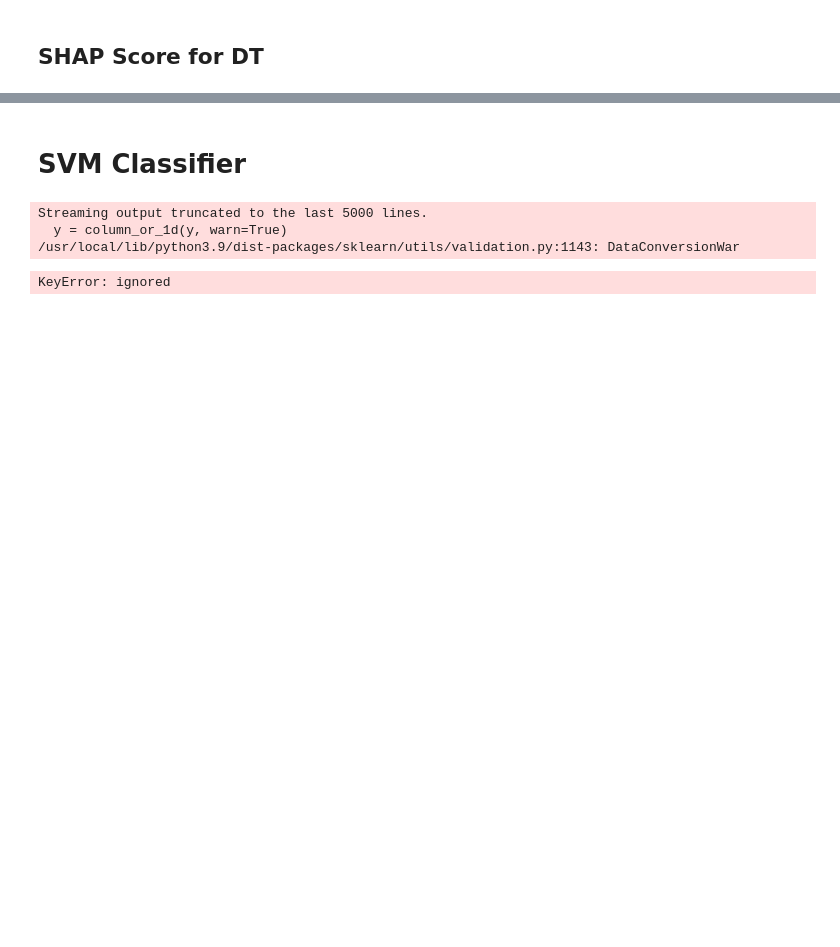
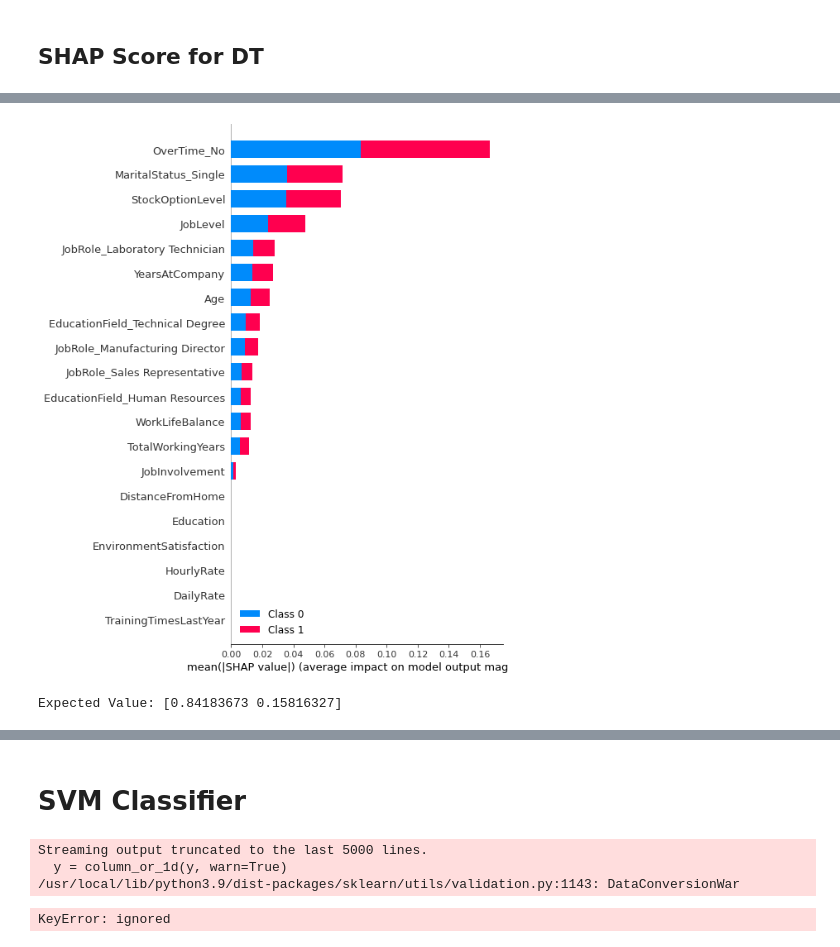
Before and after one commit to cicasiano/capstone-hr-analytics, a Jupyter notebook: notebooks/attrition-prediction.ipynb, the cells around one changed output, grey strips where cells are left out. Cells and saved outputs as stored; diff of their text form; code cells hidden in the pictures; blank space fills up the shorter version.

```diff
--- a/notebooks/attrition-prediction.ipynb
+++ b/notebooks/attrition-prediction.ipynb
@@ -310,0 +428,8 @@ plot_decision_tree(dt_final, features, target_values)
+# %%
+explainer = shap.TreeExplainer(dt_final)
+shap_values = explainer.shap_values(X_test)
+# shap_values
+# %%
+shap.initjs()
+shap.summary_plot(shap_values, X_test)
+# %% [output]
@@ -310,0 +437,6 @@ plot_decision_tree(dt_final, features, target_values)
+[figure, added]
+# %%
+# Expected/Base/Reference value = the value that would be predicted if we didn’t know any features of the current output”
+print('Expected Value:', explainer.expected_value)
+# %% [output]
+Expected Value: [0.84183673 0.15816327]
```
Also changed, not shown: parts of 34 cells of this notebook.
